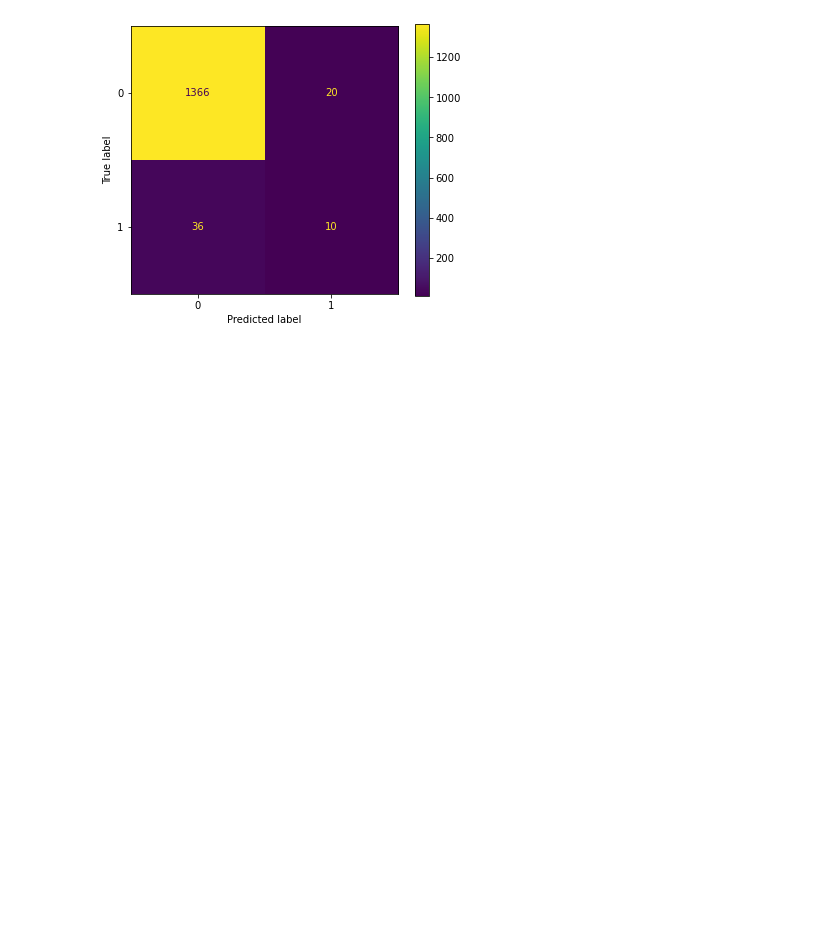
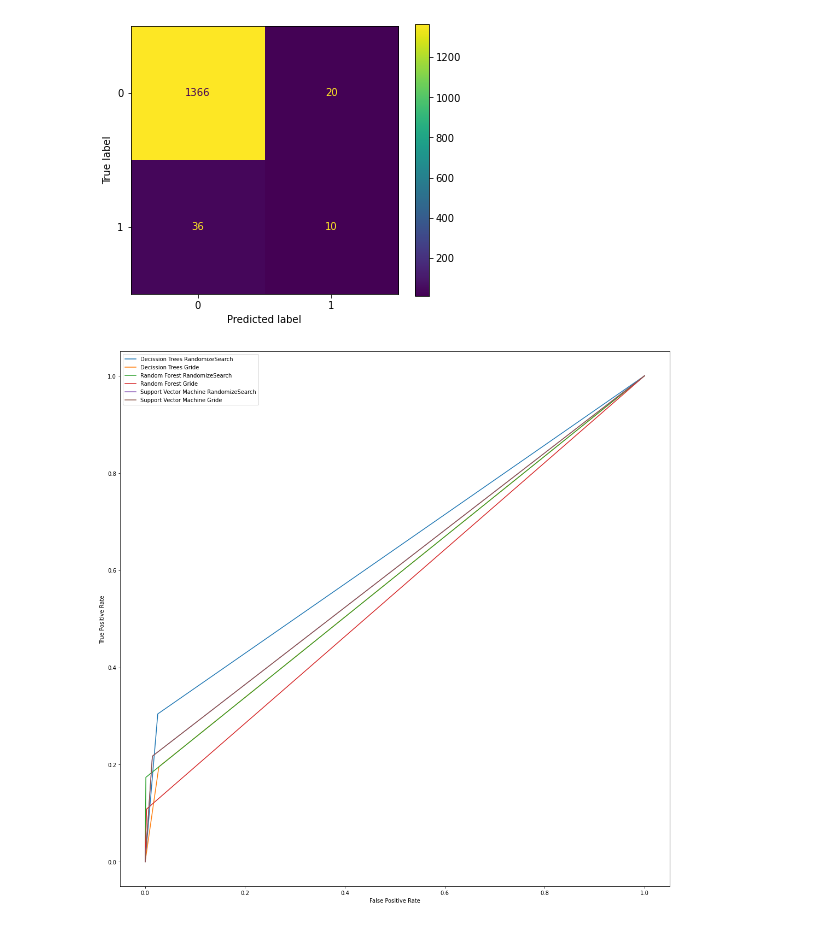
Before and after one commit to CoBskUra/pd4, a Jupyter notebook: pd 4.ipynb, the cells around one changed output. Saved outputs shown, nothing was run; the diff lists cells and outputs as text; code cells hidden in the pictures; blank space fills up the shorter version.

```diff
--- a/pd 4.ipynb
+++ b/pd 4.ipynb
@@ -242,6 +253,8 @@ rf = GridSearchCV(rf_model, optimization_dict,
 
 rf.fit(X_train, y_train)
 
+rf_prob_gride = rf.predict(X_test)
+
 # this prints the contents of the parameters in the optimization_dict
 print ('optimization dict: ', optimization_dict, '\n')
 
@@ -261,9 +274,11 @@ Consuse_Matrix(rf)
 from sklearn import svm
 
 # defining parameter range
-optimization_dict = {'C': [0.1, 1, 10, 100, 1000],
-              'gamma': [1, 0.1, 0.01, 0.001, 0.0001],
-              'kernel': ['rbf']}
+optimization_dict = {
+                'C': [0.1, 1, 10, 100, 1000],
+                'gamma': [1, 0.1, 0.01, 0.001, 0.0001],
+                'kernel': ['rbf']
+              }
 
 svm = svm.SVC()
 # %% [markdown]
@@ -275,7 +290,9 @@ svm_random = RandomizedSearchCV(estimator = svm,
     param_distributions = optimization_dict,
     scoring = 'balanced_accuracy')
 
-svm_random.fit(X, y)
+svm_random.fit(X_train, y_train)
+
+SVM_prob_rand = svm_random.predict(X_test)
 
 # this prints the contents of the parameters in the optimization_dict
 print ('optimization dict: ', optimization_dict, '\n')
@@ -295,7 +312,9 @@ Consuse_Matrix(svm_random)
 # %%
 from sklearn.model_selection import GridSearchCV
 
-grid = GridSearchCV(svm, optimization_dict, refit = True, verbose = 3, scoring = 'balanced_accuracy')
+grid = GridSearchCV(svm, optimization_dict, scoring = 'balanced_accuracy' )
 
 # fitting the model for grid search
 grid.fit(X_train, y_train)
+
+SVM_prob_gride = grid.predict(X_test)
@@ -336,3 +332,24 @@ Best Parameters:  {'C': 1000, 'gamma': 0.01, 'kernel': 'rbf'}
 Consuse_Matrix(grid)
 # %% [output]
 [figure]
+# %%
+from sklearn.metrics import roc_curve
+import matplotlib.pyplot as plt
+
+def plot_roc_curve(y_true, y_pred, name):
+    fpr, tpr, threshold = roc_curve(y_true, y_pred)
+    plt.plot(fpr, tpr, label=name)
+
+plt.figure(figsize=(18,18))
+plot_roc_curve(y_test, dt_prob_rand[:], "Decission Trees RandomizeSearch")
+plot_roc_curve(y_test, dt_prob_gride[:], "Decission Trees Gride")
+plot_roc_curve(y_test, rf_prob_rand[:], "Random Forest RandomizeSearch")
+plot_roc_curve(y_test, rf_prob_gride[:], "Random Forest Gride")
+plot_roc_curve(y_test, SVM_prob_rand[:], "Support Vector Machine RandomizeSearch")
+plot_roc_curve(y_test, SVM_prob_gride[:], "Support Vector Machine Gride")
+plt.legend()
+plt.xlabel("False Positive Rate")
+plt.ylabel("True Positive Rate")
+plt.show()
+# %% [output]
+[figure, added]
```
Also changed, not shown: parts of 15 cells of this notebook, 2 other files.
